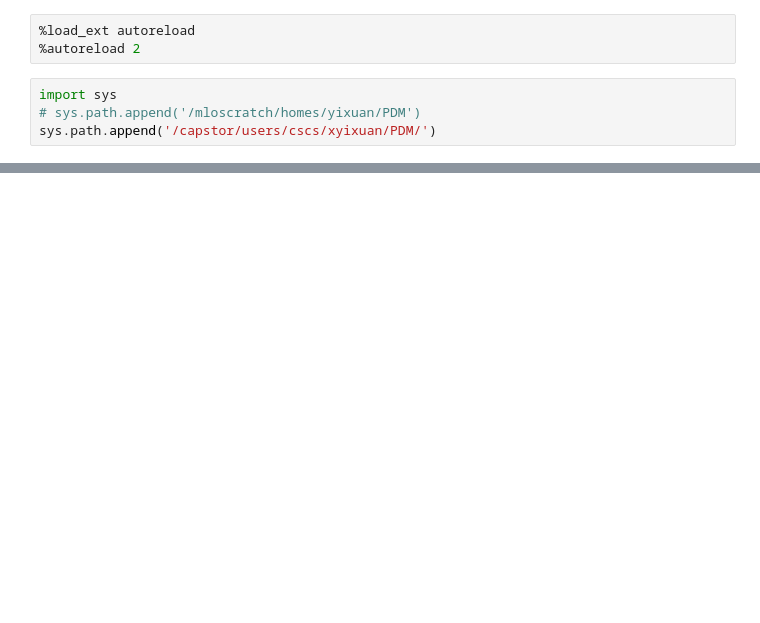
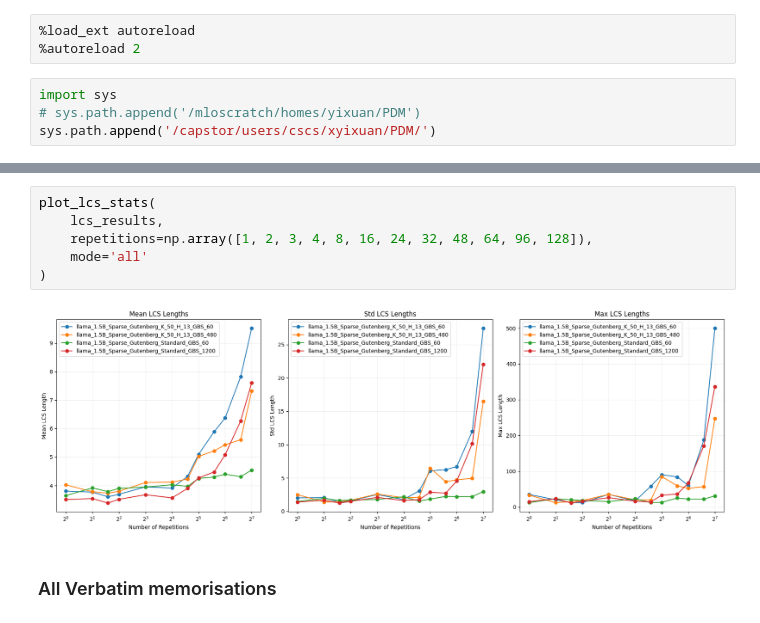
Before and after one commit to Alvorecer721/PDM, a Jupyter notebook: notebooks/sparse_gutenberg_eval.ipynb, the cells around one changed output, grey strips where cells are left out. Cells and saved outputs as stored; diff of their text form; blank space fills up the shorter version.

```diff
--- a/notebooks/sparse_gutenberg_eval.ipynb
+++ b/notebooks/sparse_gutenberg_eval.ipynb
@@ -42,0 +233,10 @@ def calc_avg_lcs_lengths(base_dir: str, reptitions: np.ndarray) -> dict[str, flo
+# %%
+plot_lcs_stats(
+    lcs_results,
+    repetitions=np.array([1, 2, 3, 4, 8, 16, 24, 32, 48, 64, 96, 128]),
+    mode='all'
+)
+# %% [output]
+[figure, added]
+# %% [markdown]
+### All Verbatim memorisations
```
Also changed, not shown: parts of 17 cells of this notebook, 14 other files.
